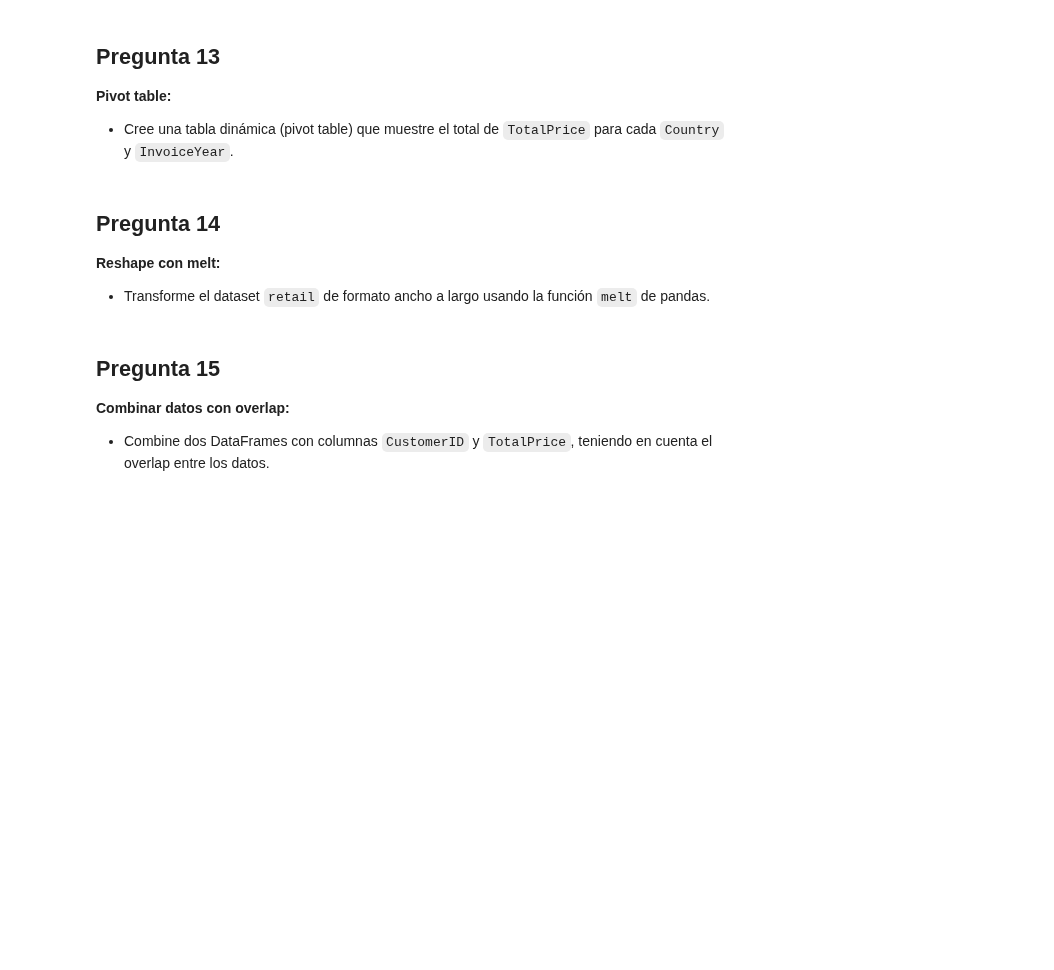
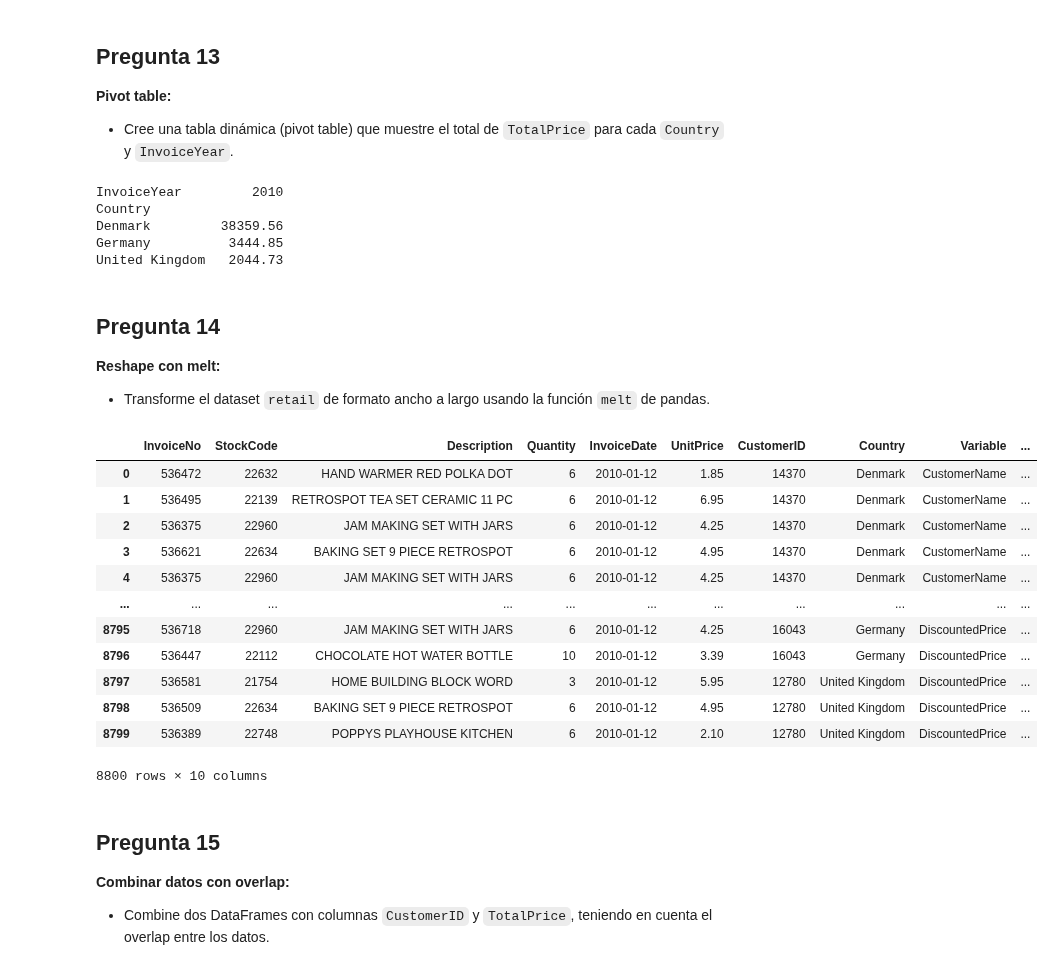
Before and after one commit to Nana8310/Curso_Pandas, a Jupyter notebook: Notebook/Prácticas/Práctica-43/Notebook_43/P-43_Notebook-43.ipynb, the cells around one changed output. Cells and saved outputs as stored; diff of their text form; code cells hidden in the pictures; blank space fills up the shorter version.

```diff
--- a/Notebook/Prácticas/Práctica-43/Notebook_43/P-43_Notebook-43.ipynb
+++ b/Notebook/Prácticas/Práctica-43/Notebook_43/P-43_Notebook-43.ipynb
@@ -195,3 +252,10 @@ AttributeError: 'Timestamp' object has no attribute 'split'
 ## Pregunta 7
 **Extraer mes y año:**
 - Extraiga el mes y el año de la columna `InvoiceDate` y cree dos nuevas columnas: `InvoiceMonth` y `InvoiceYear`.
+# %%
+# Crear las nuevas columnas 'InvoiceMonth' e 'InvoiceYear'
+retail_df['InvoiceMonth'] = retail_df['InvoiceDate'].dt.month
+retail_df['InvoiceYear'] = retail_df['InvoiceDate'].dt.year
+
+# Mostrar las primeras filas del DataFrame para verificar las nuevas columnas
+retail_df.head(3)
@@ -209,0 +332,9 @@ AttributeError: 'Timestamp' object has no attribute 'split'
+# %%
+# Reemplazar valores negativos en la columna 'Quantity' con cero
+retail_df['Quantity'] = retail_df['Quantity'].apply(lambda x: max(x, 0))
+
+# Filtrar y mostrar solo los valores que quedaron en cero en la columna 'Quantity'
+valores_cero = retail_df[retail_df['Quantity'] == 0]['Quantity']
+
+# Verificar el resultado
+print(valores_cero)
@@ -209,0 +353,10 @@ AttributeError: 'Timestamp' object has no attribute 'split'
+# %%
+# Supongamos que ya tienes el DataFrame retail_df
+# Crear la nueva columna 'DiscountedPrice' aplicando un descuento del 10% al 'TotalPrice'
+retail_df['DiscountedPrice'] = retail_df['TotalPrice'] * 0.9
+
+# Redondear la columna 'DiscountedPrice' a dos decimales
+retail_df['DiscountedPrice'] = retail_df['DiscountedPrice'].round(2)
+
+# Mostrar el DataFrame resultante
+print(retail_df[['TotalPrice', 'DiscountedPrice']])
@@ -215,0 +390,4 @@ AttributeError: 'Timestamp' object has no attribute 'split'
+# %%
+# Eliminar la parte de las horas en ambas columnas
+retail_df['InvoiceDate'] = retail_df['InvoiceDate'].dt.date
+exchange_rates_df['Date'] = exchange_rates_df['Date'].dt.date
@@ -221,10 +472,49 @@ AttributeError: 'Timestamp' object has no attribute 'split'
 ## Pregunta 13
 **Pivot table:**
 - Cree una tabla dinámica (pivot table) que muestre el total de `TotalPrice` para cada `Country` y `InvoiceYear`.
+# %%
+# Crear la tabla dinámica
+pivot_table = pd.pivot_table(retail_df,
+                             values='TotalPrice',
+                             index='Country',
+                             columns='InvoiceYear',
+                             aggfunc='sum')
+
+# Mostrar la tabla dinámica
+print(pivot_table)
+# %% [output]
+InvoiceYear         2010
+Country
+Denmark         38359.56
+Germany          3444.85
+United Kingdom   2044.73
 # %% [markdown]
 ## Pregunta 14
 **Reshape con melt:**
 - Transforme el dataset `retail` de formato ancho a largo usando la función `melt` de pandas.
+# %%
+# Transformar el dataset de formato ancho a largo
+retail_largo = pd.melt(retail_df,
+                       id_vars=['InvoiceNo', 'StockCode', 'Description', 'Quantity', 'InvoiceDate', 'UnitPrice', 'CustomerID', 'Country'],
+                       var_name='Variable',
+                       value_name='Valor')
+
+# Mostrar el resultado
+retail_largo
+# %% [output]
+|  | InvoiceNo | StockCode | Description | Quantity | InvoiceDate | UnitPrice | CustomerID | Country | Variable | ... |
+| 0 | 536472 | 22632 | HAND WARMER RED POLKA DOT | 6 | 2010-01-12 | 1.85 | 14370 | Denmark | CustomerName | ... |
+| 1 | 536495 | 22139 | RETROSPOT TEA SET CERAMIC 11 PC | 6 | 2010-01-12 | 6.95 | 14370 | Denmark | CustomerName | ... |
+| 2 | 536375 | 22960 | JAM MAKING SET WITH JARS | 6 | 2010-01-12 | 4.25 | 14370 | Denmark | CustomerName | ... |
+| 3 | 536621 | 22634 | BAKING SET 9 PIECE RETROSPOT | 6 | 2010-01-12 | 4.95 | 14370 | Denmark | CustomerName | ... |
+| 4 | 536375 | 22960 | JAM MAKING SET WITH JARS | 6 | 2010-01-12 | 4.25 | 14370 | Denmark | CustomerName | ... |
+| ... | ... | ... | ... | ... | ... | ... | ... | ... | ... | ... |
+| 8795 | 536718 | 22960 | JAM MAKING SET WITH JARS | 6 | 2010-01-12 | 4.25 | 16043 | Germany | DiscountedPrice | ... |
+| 8796 | 536447 | 22112 | CHOCOLATE HOT WATER BOTTLE | 10 | 2010-01-12 | 3.39 | 16043 | Germany | DiscountedPrice | ... |
+| 8797 | 536581 | 21754 | HOME BUILDING BLOCK WORD | 3 | 2010-01-12 | 5.95 | 12780 | United Kingdom | DiscountedPrice | ... |
+| 8798 | 536509 | 22634 | BAKING SET 9 PIECE RETROSPOT | 6 | 2010-01-12 | 4.95 | 12780 | United Kingdom | DiscountedPrice | ... |
+| 8799 | 536389 | 22748 | POPPYS PLAYHOUSE KITCHEN | 6 | 2010-01-12 | 2.10 | 12780 | United Kingdom | DiscountedPrice | ... |
+8800 rows × 10 columns
 # %% [markdown]
 ## Pregunta 15
 **Combinar datos con overlap:**
```
Also changed, not shown: parts of 50 cells of this notebook, 2 other files.
